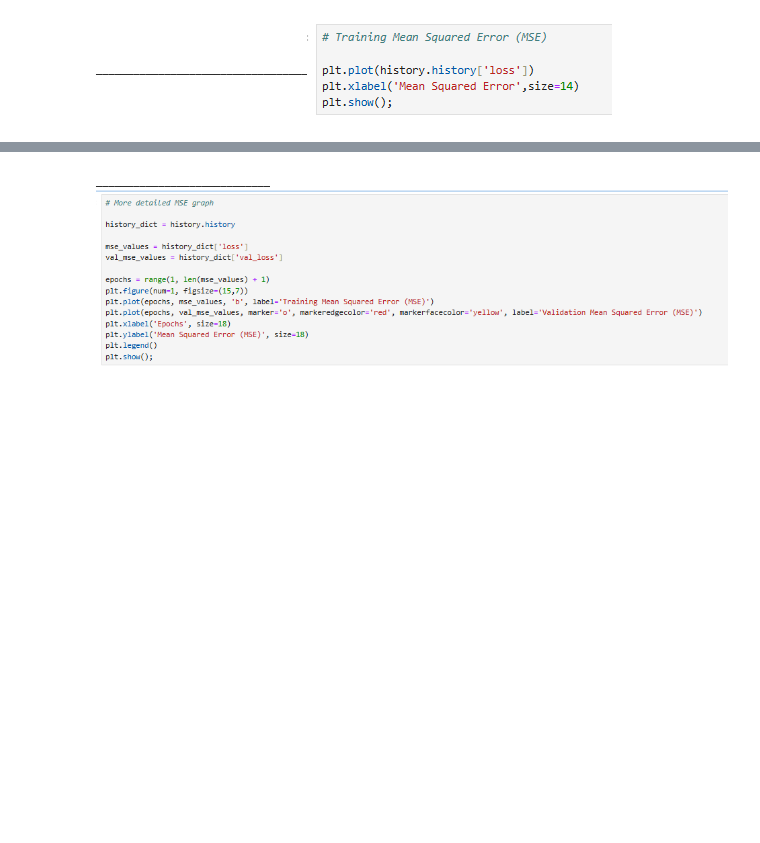
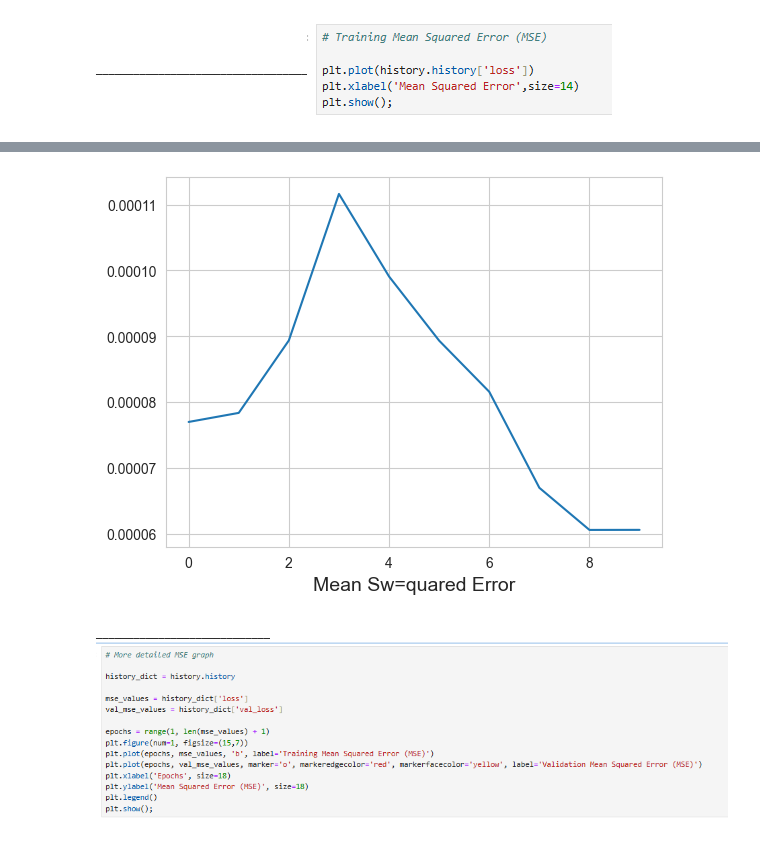
Before and after one commit to LeancuIoanCristian/NNandDL, a Jupyter notebook: Week-8-LSTM_Silver_5-min_EarlyStopping_3D-Tensor_Finance_2025_st.ipynb, the cells around one changed output, grey strips where cells are left out. Cells and saved outputs as stored; diff of their text form; code cells hidden in the pictures; blank space fills up the shorter version.

```diff
--- a/Week-8-LSTM_Silver_5-min_EarlyStopping_3D-Tensor_Finance_2025_st.ipynb
+++ b/Week-8-LSTM_Silver_5-min_EarlyStopping_3D-Tensor_Finance_2025_st.ipynb
@@ -555,3 +643,9 @@ ______________________________![image.png](attachment:d4e18d00-7394-4955-9134-e3
 <html> <h3 style="font-style:italic; color:blue;">Training </h3> </html>
 # %% [markdown]
 ____________________________![image.png](attachment:42707ca1-fd73-4890-bf27-2fa8e0fced4f.png)
+# %%
+model = keras.Sequential([
+
+    keras.layers.LSTM(100, activation="relu", input_shape=(50,18)),
+    keras.layers.Dense(2)
+])
@@ -574,6 +673,11 @@ None
 # %% [markdown]
 _____________________________![image.png](attachment:6cb76392-909e-4305-9711-31c9c70002a1.png)
+# %%
+model.compile(optimizer=keras.optimizers.Adam(), loss='mse', metrics=["mae"])
 # %% [markdown]
 #### Callbacks
 # %% [markdown]
 ___________________________![image.png](attachment:ffd13595-9a91-4bfd-aa58-5b7193261341.png)
+# %%
+es = EarlyStopping(monitor="val_loss", mode='min', patience=7, verbose=1)
+mc = ModelCheckpoint("best_model)Lstm_Silver_3D_Tensor.keras", monitor="val_loss", mode='min', verbose=1, save_best_only=True)
@@ -607,0 +708,3 @@ Epoch 11: early stopping
+# %%
+with tf.device('/device:GPU:0'):
+    history = model.fit(X_train, y_train, batch_size=20, epochs=20, validation_split=0.1, verbose=1, callbacks=[es,mc])
@@ -641,2 +767,8 @@ __________________________________![image.png](attachment:4e60e7b3-e05a-424d-984
+# %%
+plt.plot(history.history['loss'])
+plt.xlabel('Mean Sw=quared Error', size=14)
+plt.show();
+# %% [output]
+[figure, added]
 # %% [markdown]
 ____________________________![image.png](attachment:0a2361cd-91d8-47fc-836c-e6d0fa8c2cfc.png)
```
Also changed, not shown: parts of 101 cells of this notebook, 3 other files.
